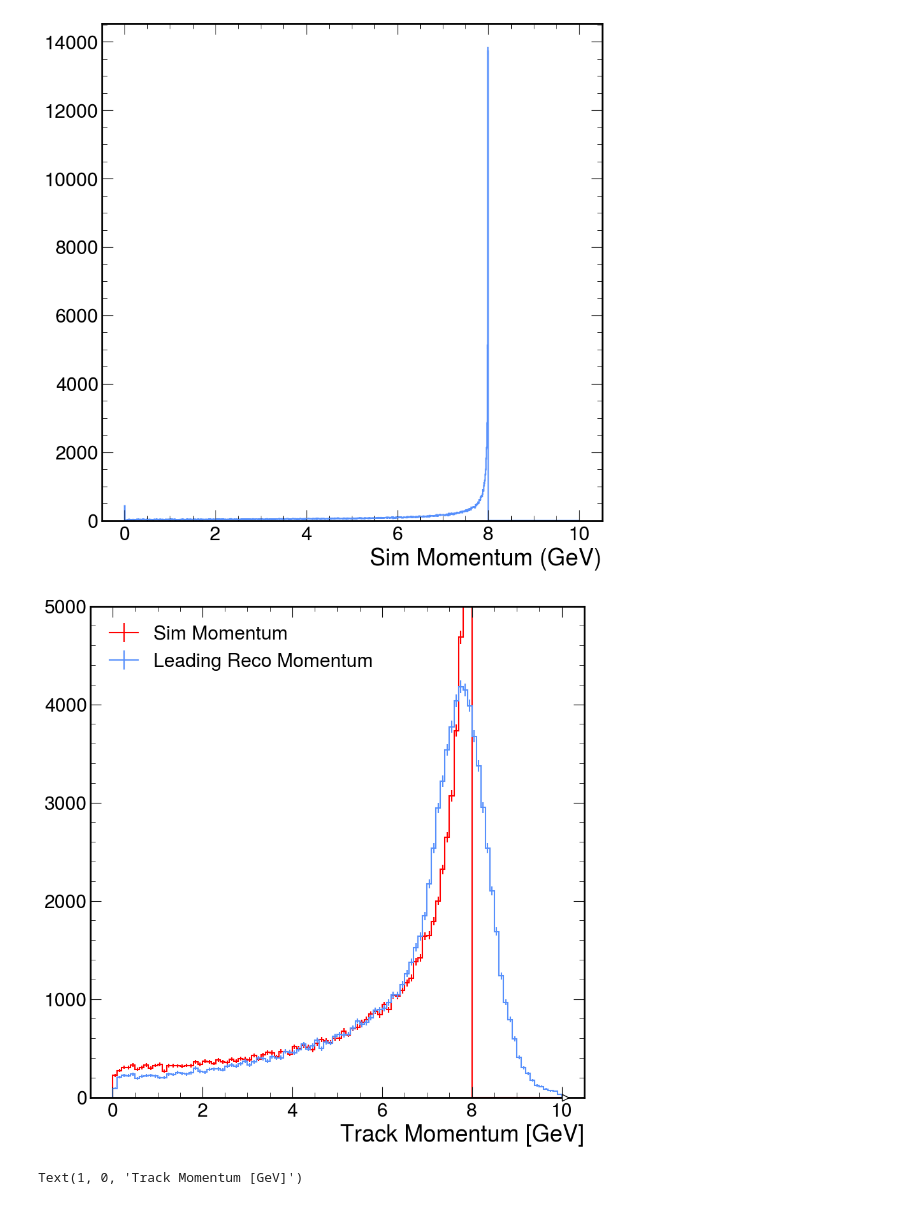
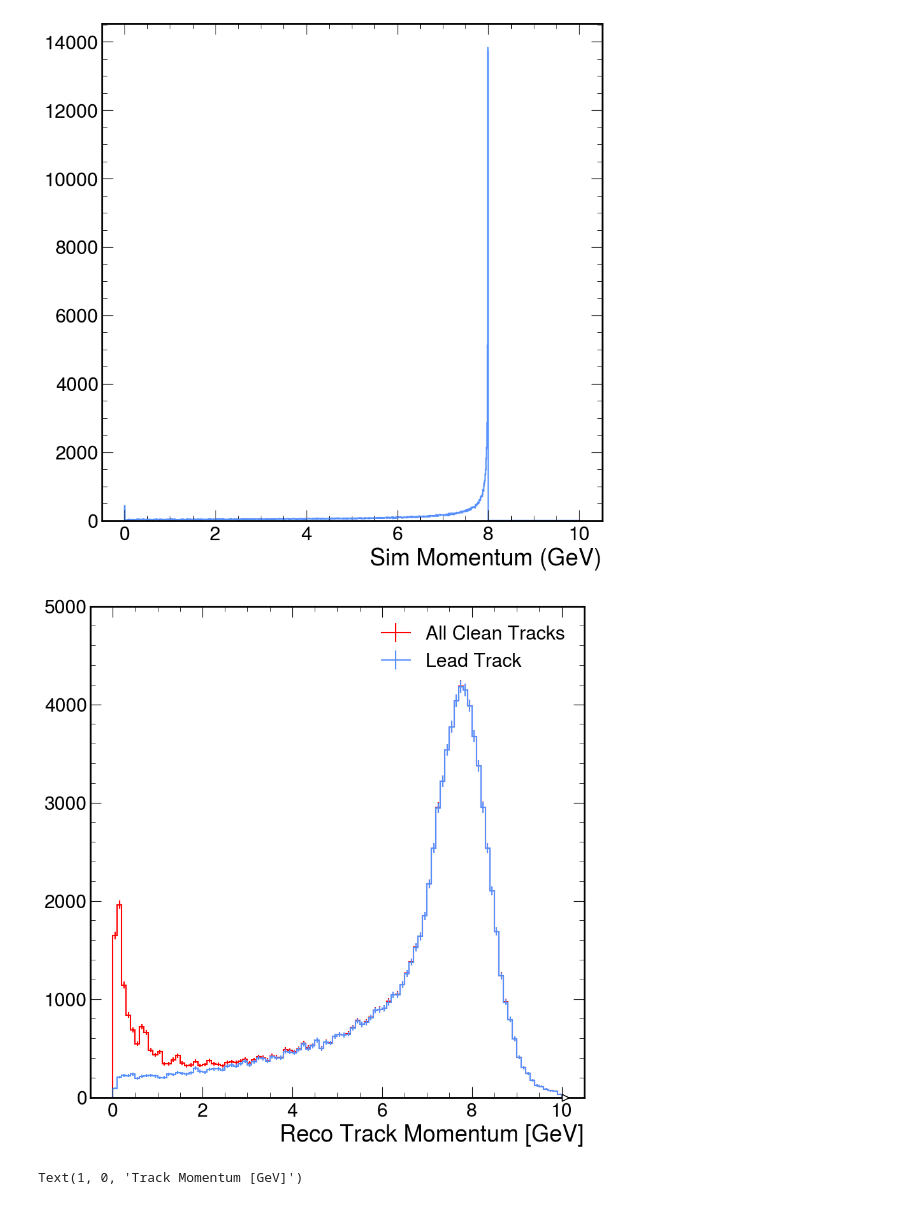
Before and after one commit to rodr1001/my_code, a Jupyter notebook: ldmx/EAT_Tracking/plot-eat-tracking-histograms.ipynb, the cells around one changed output. Cells and saved outputs as stored; diff of their text form; code cells hidden in the pictures.

```diff
--- a/ldmx/EAT_Tracking/plot-eat-tracking-histograms.ipynb
+++ b/ldmx/EAT_Tracking/plot-eat-tracking-histograms.ipynb
@@ -325,18 +332,18 @@ plt.savefig("sim_momentum.jpg")
 # %% [output]
 [figure]
 # %%
-hh = f['sim_momentum'].to_hist()
+hh = f['reco_momentum'].to_hist()
 #for i in range(0,len(hh.axes[0].widths)):
    # hh[i]=hh[i]*0.05
-h = hh.plot(color ="red",label = "Sim Momentum")
-g = f['reco_leadtrk_momentum'].to_hist().plot(label = "Leading Reco Momentum")
+h = hh.plot(color ="red",label = "All Clean Tracks")
+g = f['reco_leadtrk_momentum'].to_hist().plot(label = "Lead Track")
 plt.legend(loc='best')
-plt.xlabel('Track Momentum [GeV]')
+plt.xlabel('Reco Track Momentum [GeV]')
 plt.ylim(0,5000)
 #plt.yscale("log")
-plt.savefig("sim_vs_lead_reco_NO_CUTS.jpg")
+plt.savefig("clean_vs_leadtrk_reco_1D.jpg")
 # %% [output]
-[figure, old version]
+[figure, new version]
 # %%
 hh = f['sim_momentum'].to_hist()
 #for i in range(0,len(hh.axes[0].widths)):
```
Also changed, not shown: parts of 6 cells of this notebook, 2 other files.
